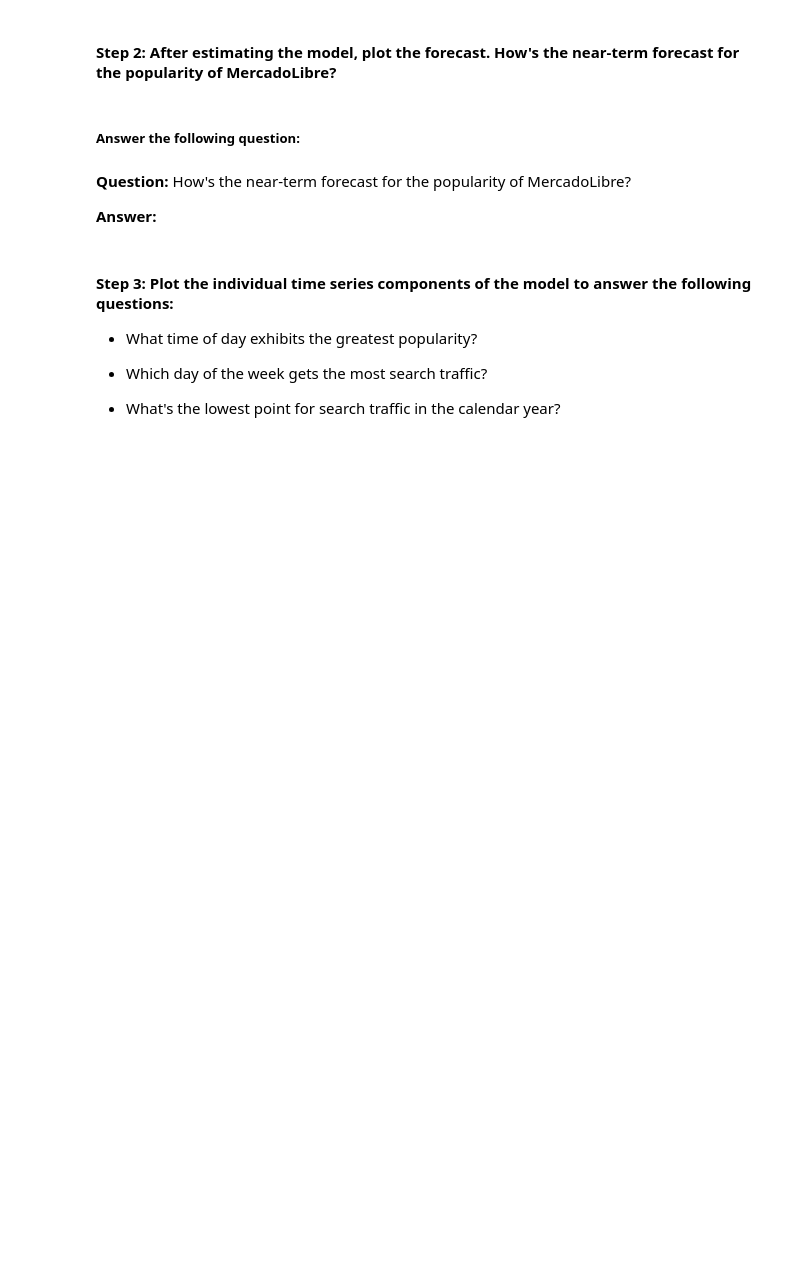
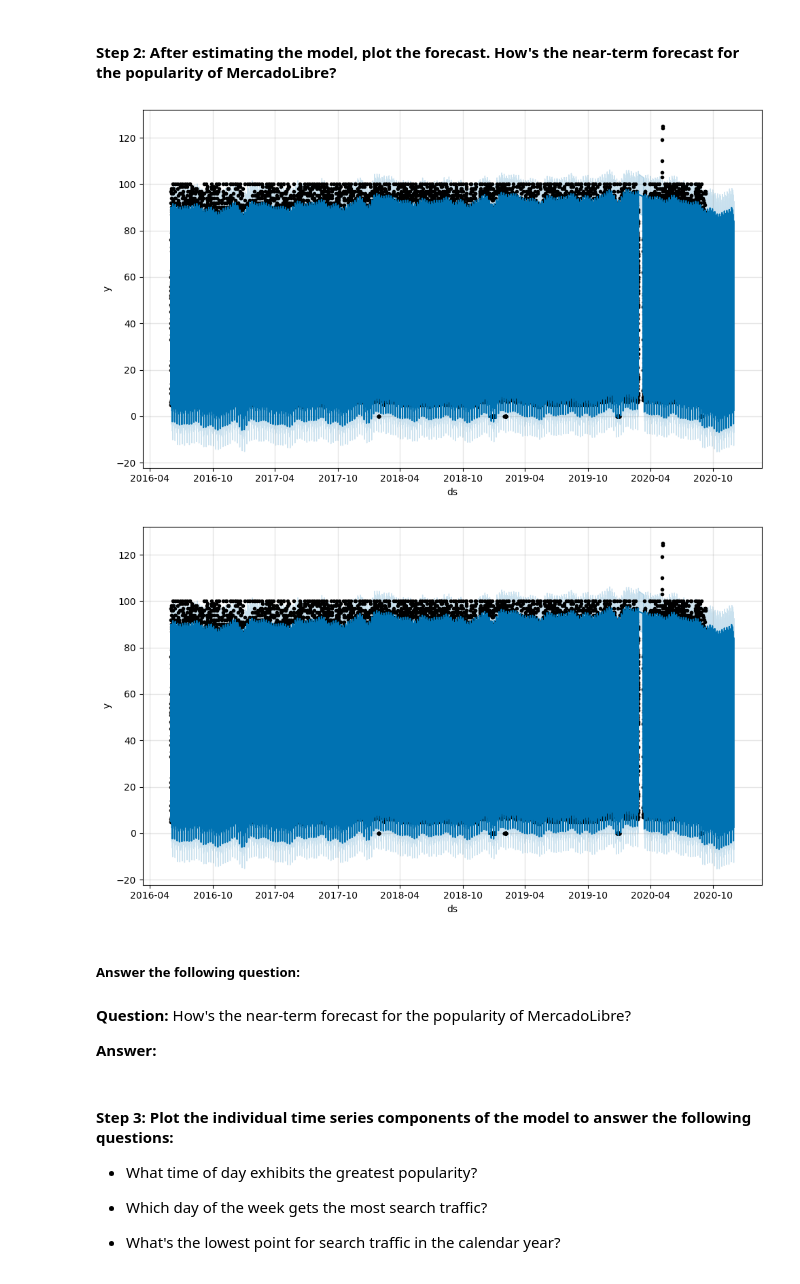
Before and after one commit to gordon-laraven/prophet-challenge, a Jupyter notebook: Starter_Code/forecasting_net_prophet.ipynb, the cells around one changed output. Saved outputs shown, nothing was run; the diff lists cells and outputs as text; code cells hidden in the pictures; blank space fills up the shorter version.

```diff
--- a/Starter_Code/forecasting_net_prophet.ipynb
+++ b/Starter_Code/forecasting_net_prophet.ipynb
@@ -461,11 +475,15 @@ display(forecast_mercado_trends.head())
 #### Step 2: After estimating the model, plot the forecast. How's the near-term forecast for the popularity of MercadoLibre?
 # %%
 # Plot the Prophet predictions for the Mercado trends data
-fig1 = model.plot(forecast_mercado_trends)
-plt.title('Forecast of Google Search Traffic for Mercado Libre')
-plt.xlabel('Date')
-plt.ylabel('Predicted Search Traffic')
-plt.show()
+model.plot(forecast_mercado_trends)
+# fig1 = model.plot(forecast_mercado_trends)
+# plt.title('Forecast of Google Search Traffic for Mercado Libre')
+# plt.xlabel('Date')
+# plt.ylabel('Predicted Search Traffic')
+# plt.show()
+# %% [output]
+[figure, added]
+[figure, added]
 # %% [markdown]
 ##### Answer the following question:
 # %% [markdown]
```
Also changed, not shown: parts of 14 cells of this notebook.
